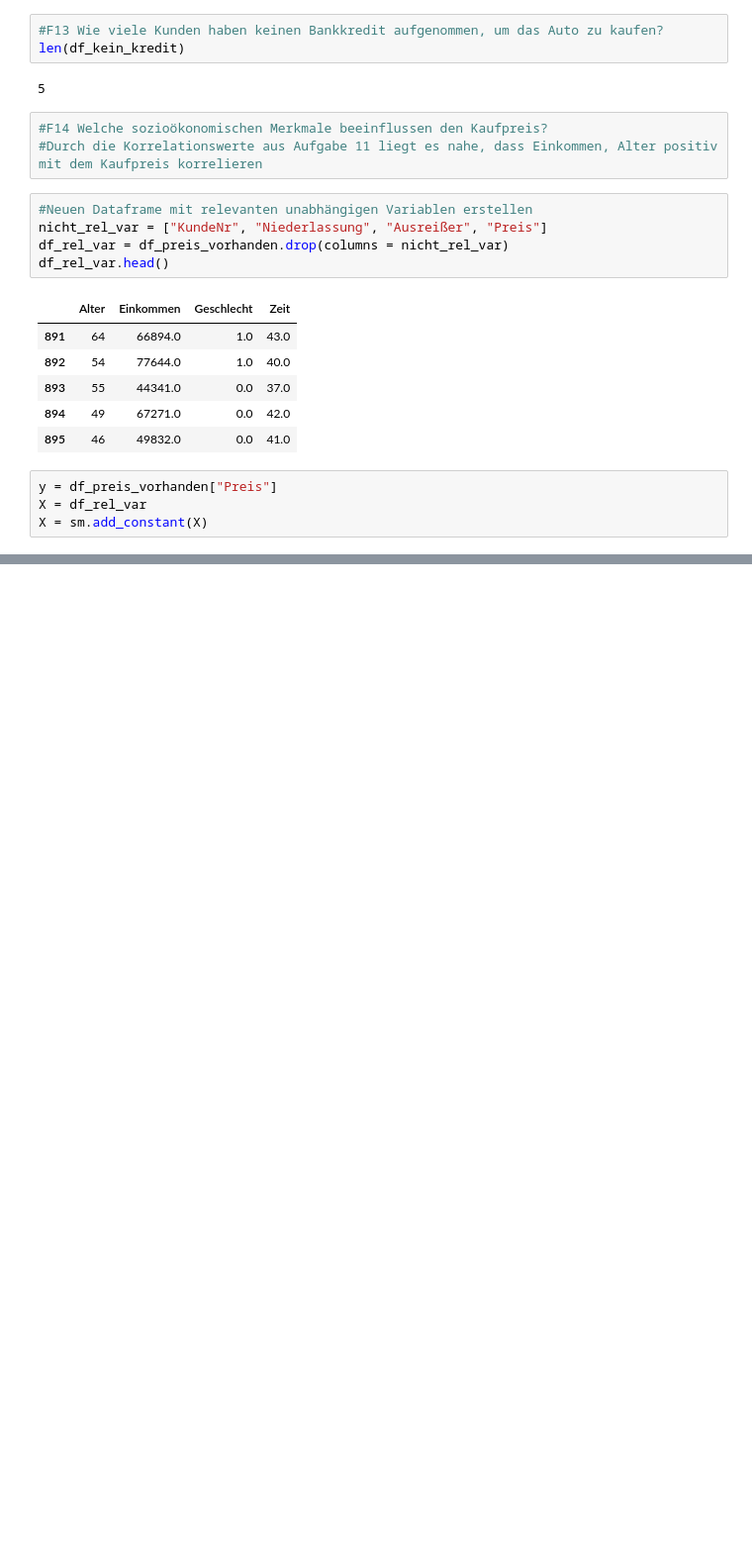
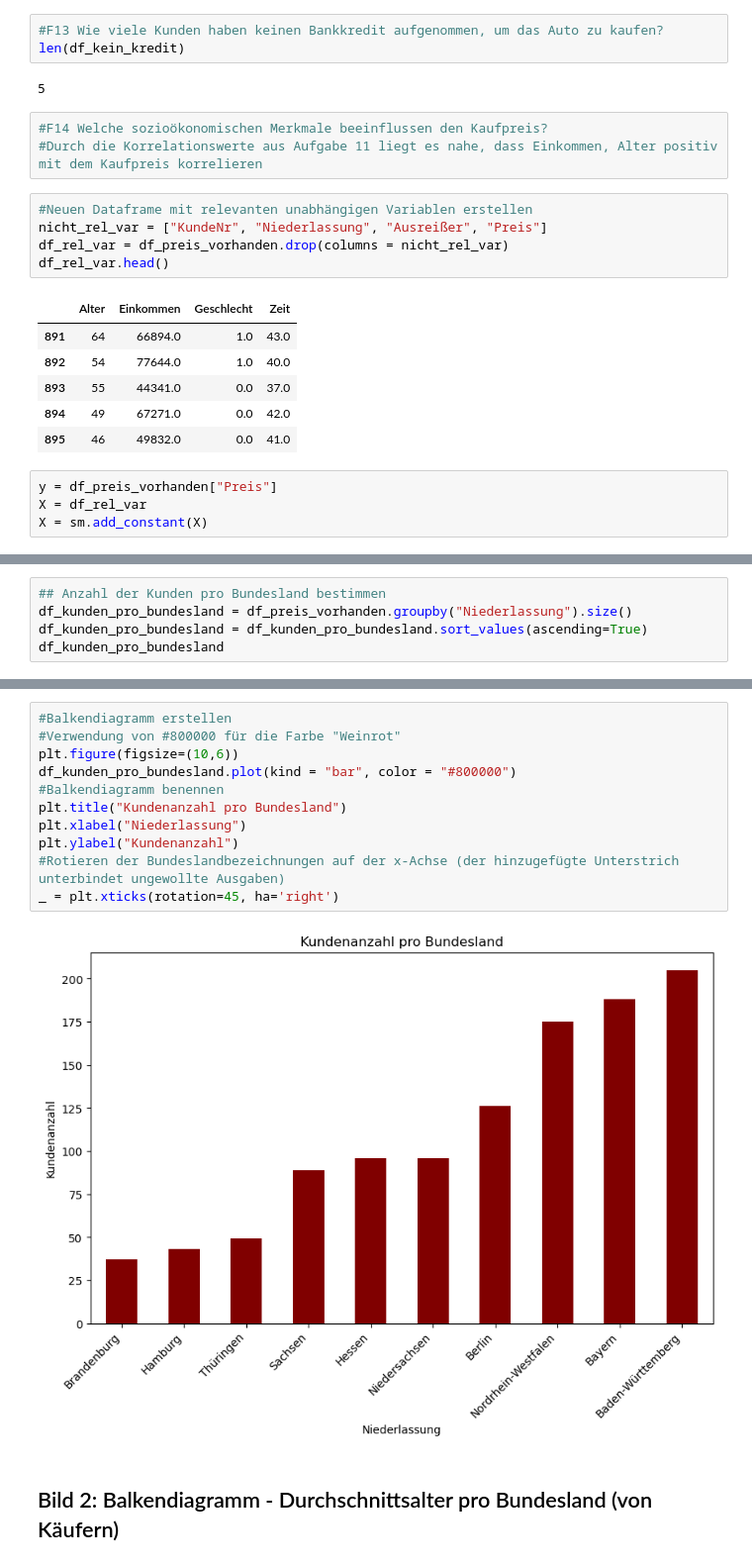
Before and after one commit to Kkilka422/final_projectSS24_Group2, a Jupyter notebook: Hauptdatei.ipynb, the cells around one changed output, grey strips where cells are left out. Shown: that part at 99% size. Cells and saved outputs as stored; diff of their text form; blank space fills up the shorter version.

Commit message:
update plots

```diff
--- a/Hauptdatei.ipynb
+++ b/Hauptdatei.ipynb
@@ -417,0 +436,5 @@ dtype: float64
+# %%
+## Anzahl der Kunden pro Bundesland bestimmen
+df_kunden_pro_bundesland = df_preis_vorhanden.groupby("Niederlassung").size()
+df_kunden_pro_bundesland = df_kunden_pro_bundesland.sort_values(ascending=True)
+df_kunden_pro_bundesland
@@ -417,0 +454,15 @@ dtype: float64
+# %%
+#Balkendiagramm erstellen
+#Verwendung von #800000 für die Farbe "Weinrot"
+plt.figure(figsize=(10,6))
+df_kunden_pro_bundesland.plot(kind = "bar", color = "#800000")
+#Balkendiagramm benennen
+plt.title("Kundenanzahl pro Bundesland")
+plt.xlabel("Niederlassung")
+plt.ylabel("Kundenanzahl")
+#Rotieren der Bundeslandbezeichnungen auf der x-Achse (der hinzugefügte Unterstrich unterbindet ungewollte Ausgaben)
+_ = plt.xticks(rotation=45, ha='right')
+# %% [output]
+[figure, added]
+# %% [markdown]
+## Bild 2: Balkendiagramm - Durchschnittsalter pro Bundesland (von Käufern)
```
Also changed, not shown: parts of 27 cells of this notebook.
